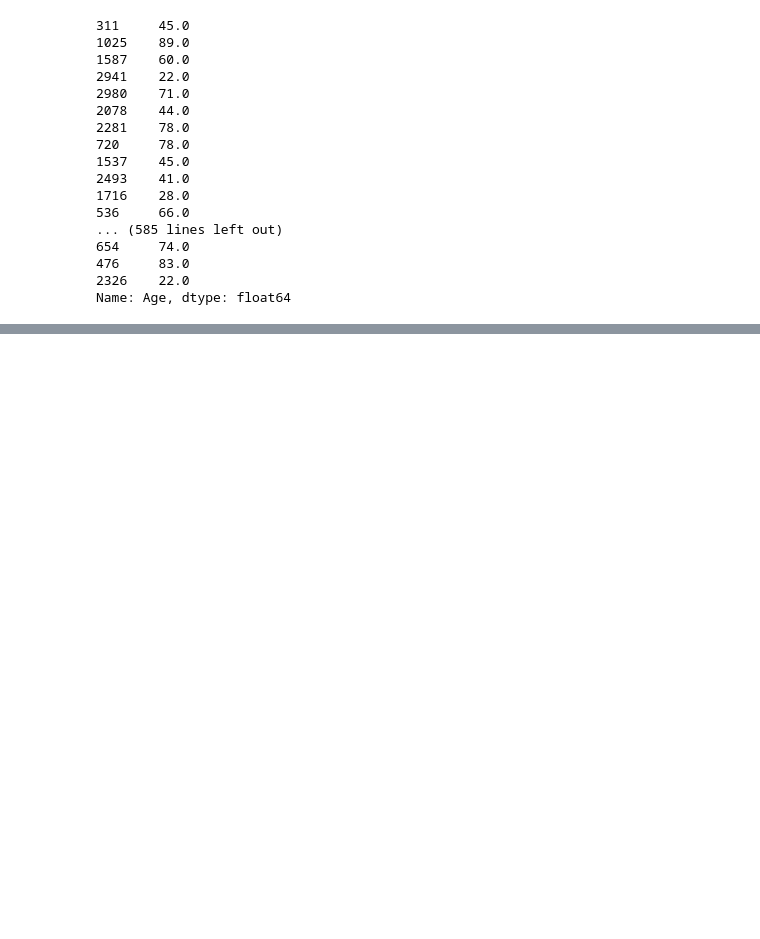
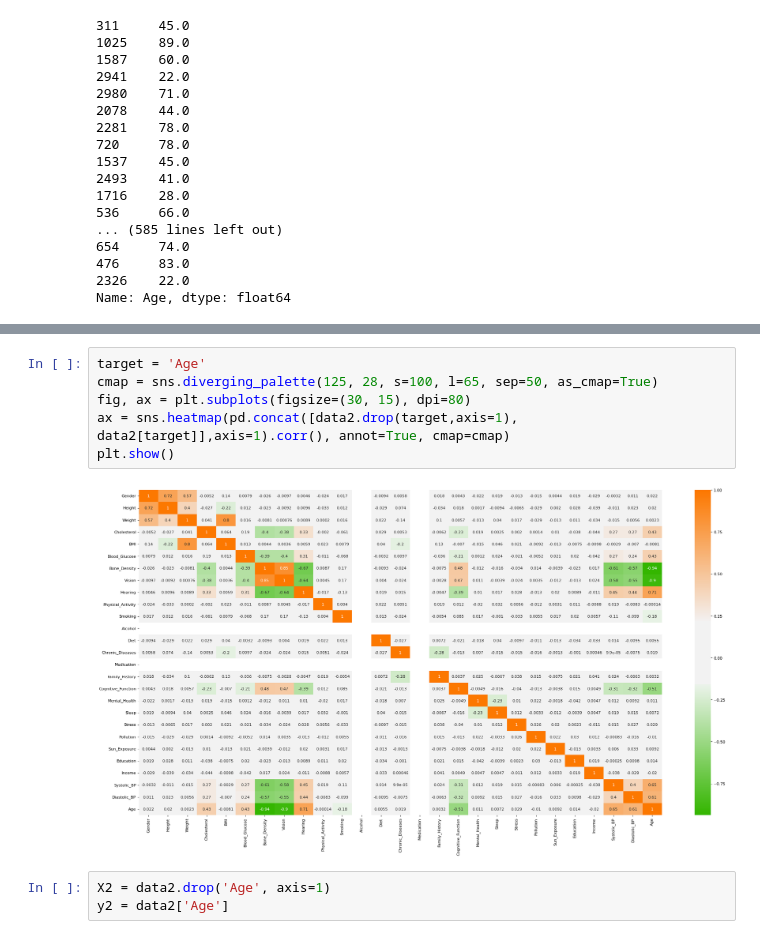
Before and after one commit to NATNgoc/PTDL-IE224, a Jupyter notebook: notebooks/3.2-Linear-Regrestion-Modeling.ipynb, the cells around one changed output, grey strips where cells are left out. Cells and saved outputs as stored; diff of their text form; blank space fills up the shorter version.

```diff
--- a/notebooks/3.2-Linear-Regrestion-Modeling.ipynb
+++ b/notebooks/3.2-Linear-Regrestion-Modeling.ipynb
@@ -309,0 +468,11 @@ plt.legend()
+# %%
+target = 'Age'
+cmap = sns.diverging_palette(125, 28, s=100, l=65, sep=50, as_cmap=True)
+fig, ax = plt.subplots(figsize=(30, 15), dpi=80)
+ax = sns.heatmap(pd.concat([data2.drop(target,axis=1), data2[target]],axis=1).corr(), annot=True, cmap=cmap)
+plt.show()
+# %% [output]
+[figure, added]
+# %%
+X2 = data2.drop('Age', axis=1)
+y2 = data2['Age']
```
Also changed, not shown: parts of 26 cells of this notebook.
